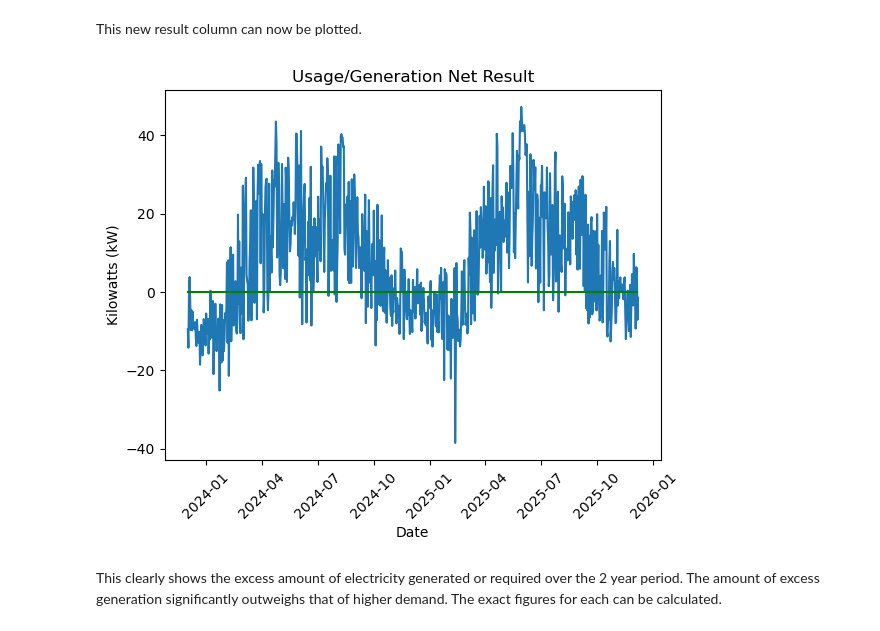
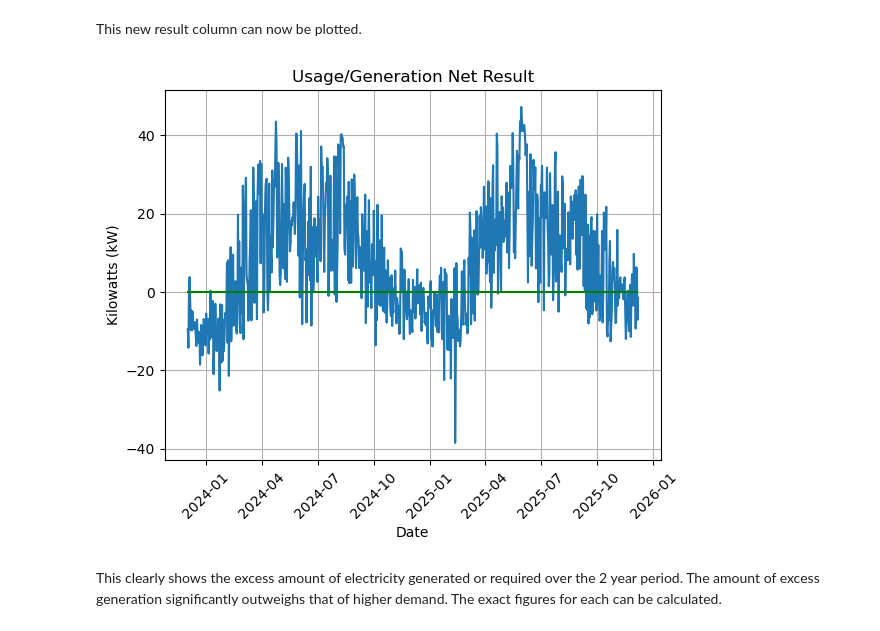
Before and after one commit to danielfinnerty/PFDA, a Jupyter notebook: project/solar_assessment.ipynb, the cells around one changed output. Saved outputs shown, nothing was run; the diff lists cells and outputs as text; code cells hidden in the pictures.

```diff
--- a/project/solar_assessment.ipynb
+++ b/project/solar_assessment.ipynb
@@ -977,22 +1033,25 @@ This new result column can now be plotted.
 # %%
 # Create lineplot of 'Result' column
 ax = sns.lineplot(data=merged_df, x="Date", y="Result")
 
 # Specify plot title
 ax.set_title('Usage/Generation Net Result')
+
+# Add gridlines
+ax.grid()
 
 # Adjust names of axes.
 ax.set_xlabel('Date')
 ax.set_ylabel('Kilowatts (kW)')
 
 # Rotate axis test
 ax.tick_params(axis='x', labelrotation=45)
 
 # Add horizontal line along x-axis using max and min dates for 'xmax' and 'xmin'
 # Source: https://www.geeksforgeeks.org/python/matplotlib-axes-axes-hlines-in-python/
 ax.hlines(y=[0], colors=['g'], linestyles=['-'], xmin=merged_df['Date'].min(), xmax=merged_df['Date'].max(),);
 # %% [output]
-[figure, old version]
+[figure, new version]
 # %% [markdown]
 This clearly shows the excess amount of electricity generated or required over the 2 year period. The amount of excess generation significantly outweighs that of higher demand. The exact figures for each can be calculated.
 # %%
```
Also changed, not shown: parts of 57 cells of this notebook.
